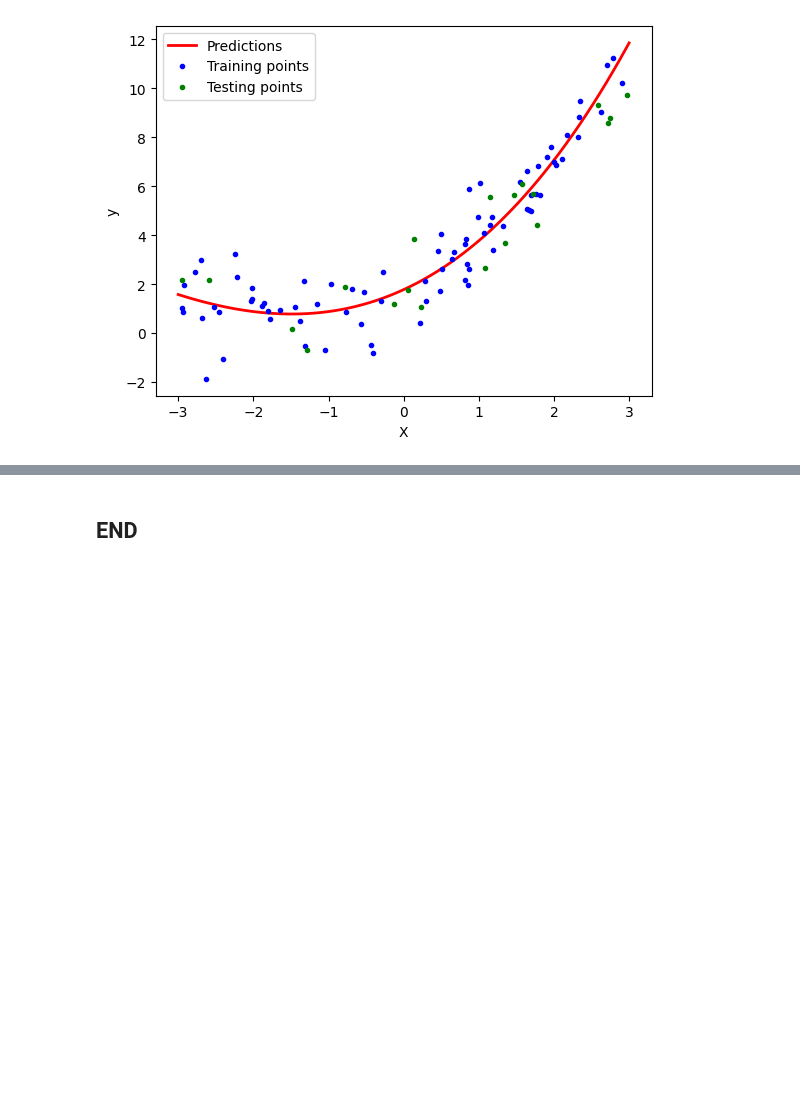
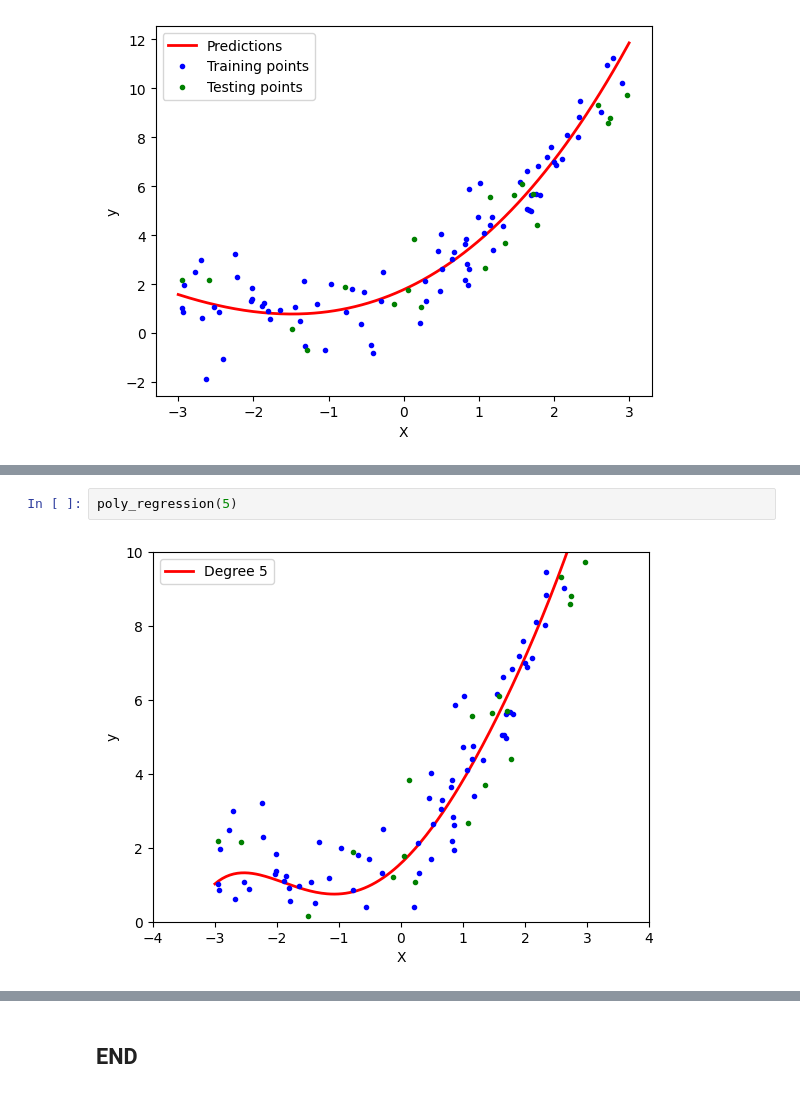
Before and after one commit to himan1009/ML_UPDATED, a Jupyter notebook: linear_regression/polynomial_regression_implementation.ipynb, the cells around one changed output, grey strips where cells are left out. Saved outputs shown, nothing was run; the diff lists cells and outputs as text; blank space fills up the shorter version.

```diff
--- a/linear_regression/polynomial_regression_implementation.ipynb
+++ b/linear_regression/polynomial_regression_implementation.ipynb
@@ -223,0 +257,4 @@ plt.show()
+# %%
+poly_regression(5)
+# %% [output]
+[figure, added]
```
Also changed, not shown: parts of 6 cells of this notebook.
